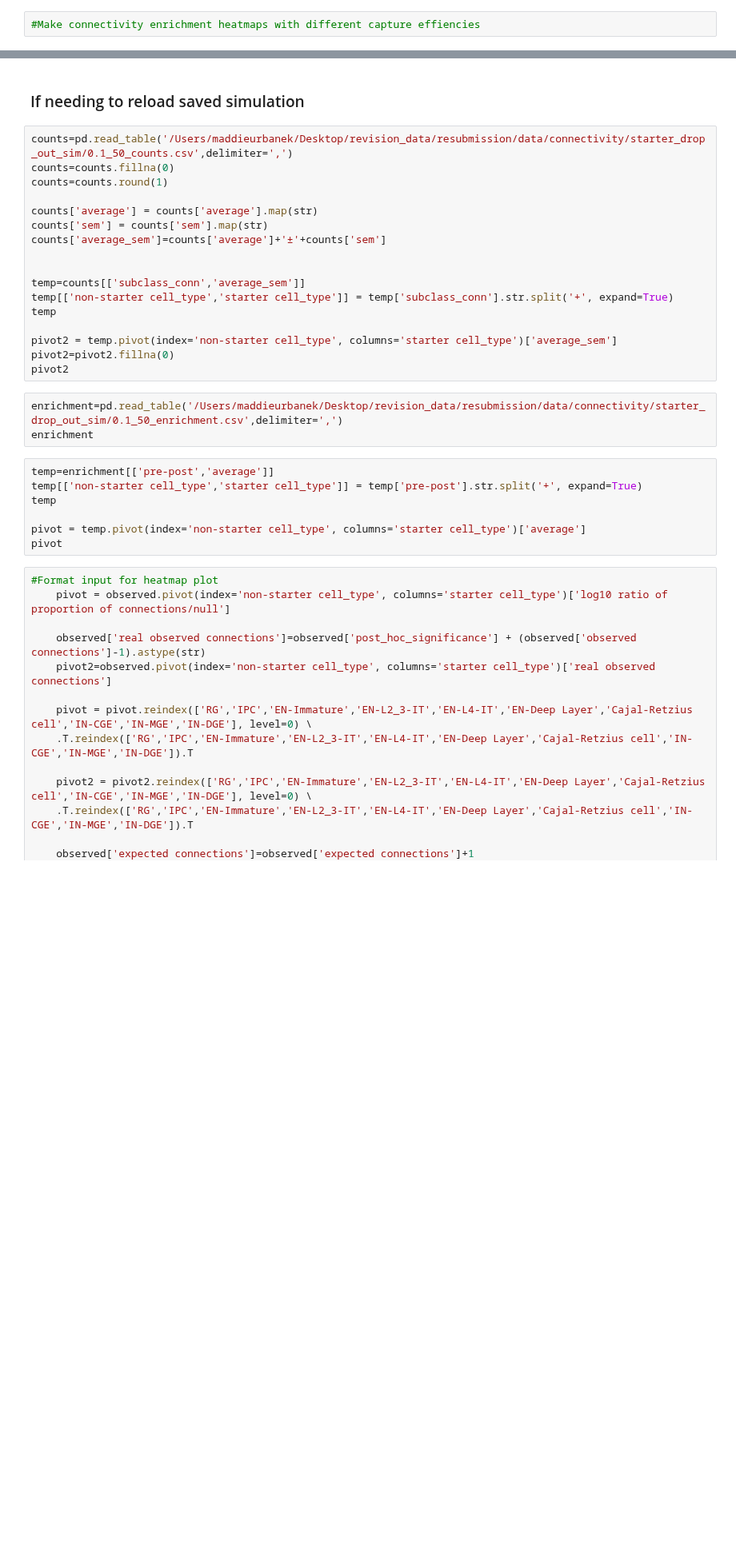
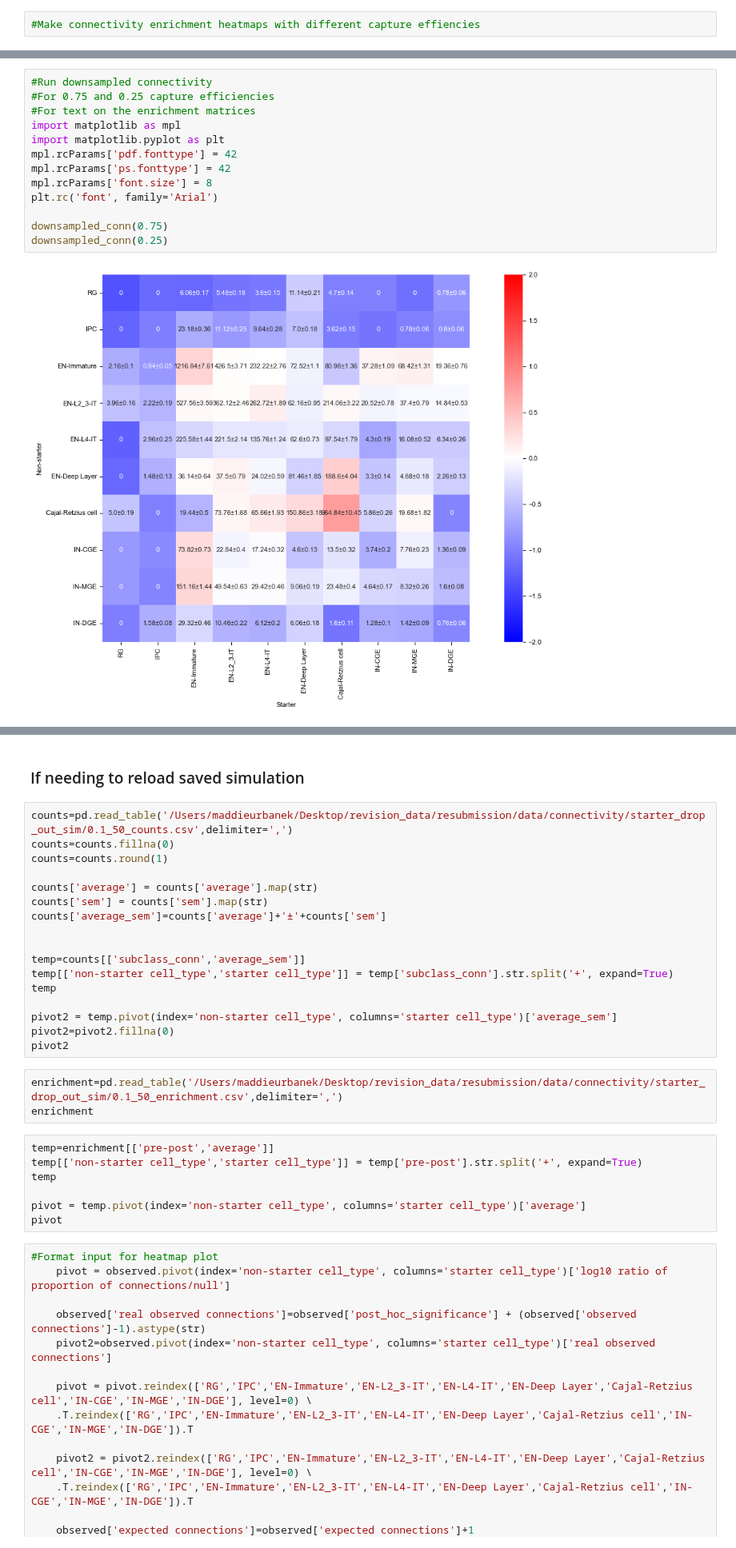
Before and after one commit to MEUrbanek/rabies_barcode_tech, a Jupyter notebook: scripts/16_starter_dropout_sim.ipynb, the cells around one changed output, grey strips where cells are left out. Shown at 80% size. Drawn from its saved outputs; the diff is of its cells as text; blank space fills up the shorter version.

```diff
--- a/scripts/16_starter_dropout_sim.ipynb
+++ b/scripts/16_starter_dropout_sim.ipynb
@@ -504,0 +1161,15 @@ def downsampled_conn(dataset):
+# %%
+#Run downsampled connectivity
+#For 0.75 and 0.25 capture efficiencies
+#For text on the enrichment matrices
+import matplotlib as mpl
+import matplotlib.pyplot as plt
+mpl.rcParams['pdf.fonttype'] = 42
+mpl.rcParams['ps.fonttype'] = 42
+mpl.rcParams['font.size'] = 8
+plt.rc('font', family='Arial')
+
+downsampled_conn(0.75)
+downsampled_conn(0.25)
+# %% [output]
+[figure, added]
```
Also changed, not shown: parts of 39 cells of this notebook.
